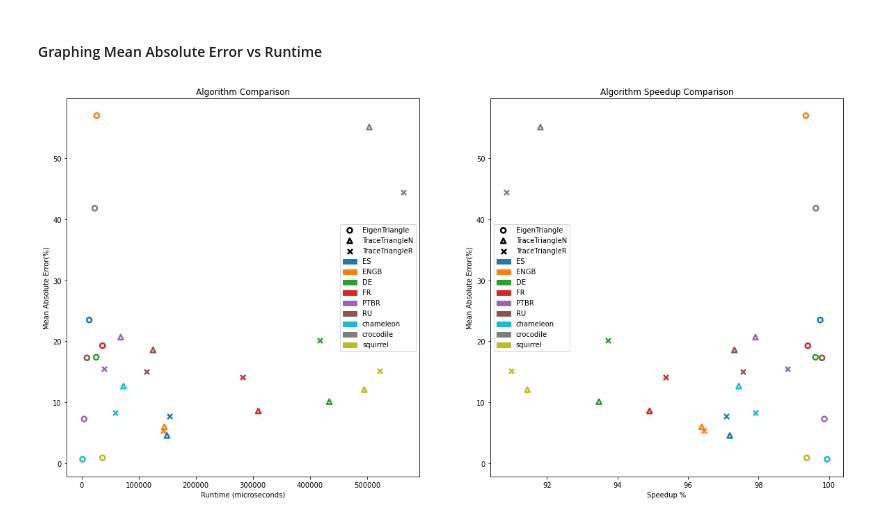
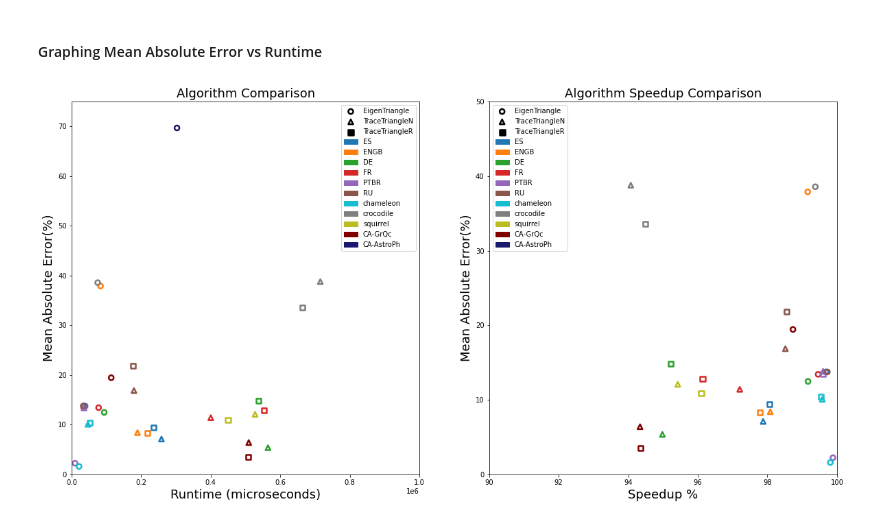
Before and after one commit to Alfriadox/mlo-proj-f2020, a Jupyter notebook: Graphing.ipynb, the cells around one changed output. Cells and saved outputs as stored; diff of their text form; code cells hidden in the pictures.

```diff
--- a/Graphing.ipynb
+++ b/Graphing.ipynb
@@ -5,7 +5,9 @@ import pandas as pd
 import os
 from matplotlib.legend_handler import HandlerBase
 from matplotlib.patches import Patch
-
+import matplotlib.pyplot as plt
+plt.rcParams.update({"axes.labelsize": 18,
+                    "axes.titlesize":18})
 # Dictionary to map color strings to data sets
 colors = {
     'ES':"tab:blue",
@@ -16,7 +18,9 @@ colors = {
     'RU':"tab:brown",
     'chameleon':"tab:cyan",
     'crocodile':"tab:gray",
-    'squirrel':"tab:olive"
+    'squirrel':"tab:olive",
+    "CA-GrQc":"maroon",
+    "CA-AstroPh":"midnightblue"
 }
 
 # Create the path to output the final graphs to
@@ -26,24 +30,28 @@ GRAPH_OUT_PATH = os.path.join(os.getcwd(),"graphs")
 df = pd.read_csv("results.csv")
 
 # Remove the file path from the dataset column, leaving us only with the dataset name
-df["ds_path"] = df["ds_path"].apply(lambda x: x.split("/")[-1].split("_")[1])
+df["ds_path"] = df["ds_path"].apply(lambda x: x.split("/")[-1].split("_")[1] if ".csv" in x else x.split("/")[-1].split(".")[0])
 
 # Create a mask to remove spectral
 remove_spectral_mask = df.alg_name != "SpectralCount"
 
 # Because SpectralCount calculates the EXACT number of triangles, it is the ground truth.
-correct = df[df.alg_name == "SpectralCount"].groupby(["ds_path"])[["runtime","result"]].mean().reset_index()
+correct = df[df.alg_name == "SpectralCount"].groupby(["ds_path"])[["runtime","result"]].max().reset_index()
 
 # Calculate the PCT Speedup and the runtime for each one.
 abs_errors = []
 pct_speedups=[]
 for i, r in df.iterrows():
+
+    # Get the correct values for this dataset
     correct_for_ds = correct[correct["ds_path"] == r["ds_path"]]
+
+    #
     correct_result = correct_for_ds["result"].values[0]
     correct_runtime = correct_for_ds["runtime"].values[0]
     abs_errors.append(100*np.abs(correct_result- r["result"])/correct_result)
-    pct_speedups.append(100*np.abs(correct_runtime-r["runtime"])/correct_runtime)
-
+    pct_speedups.append(100*(correct_runtime-r["runtime"])/correct_runtime)
+#     break
 df["abs_error"] = abs_errors
 df["pct_speedup"]=pct_speedups
 # Groupby the alg_name and the ds name. Then select only runtime and result and get the mean for them.
@@ -106,12 +115,9 @@ for ds_path,ds_group in grouped_alg[grouped_alg.alg_name!="SpectralCount"].group
     for alg_name, alg_group in ds_group.groupby("alg_name"):
 
         # select the marker and set face and edge color accordingly
-        marker = "o" if alg_name == "EigenTriangle" else "^"
+        marker = "o" if alg_name=="EigenTriangle" else ("s" if alg_name=="TraceTriangleR" else "^")
         facecolor="none"
         edgecolors=color
-        if alg_name == "TraceTriangleN":
-            marker = "x"
-            facecolor = color
 
         # Graph the points with the correct marker and colors.
         ax[0].scatter(alg_group["runtime"],alg_group["abs_error"],color=color,marker=marker, facecolor=facecolor,edgecolors=edgecolors,s=50,lw=2.5)
@@ -123,36 +129,42 @@ def makeLegendHandlers(ax_index):
             # ax.scatter retuens an artist for the markers to be used in the legend
             ax[ax_index].scatter([],[],marker="o",facecolor="none",edgecolor="k",s=50,lw=2.5),
             ax[ax_index].scatter([],[],marker="^",facecolor="none",edgecolor="k",s=50,lw=2.5),
-            ax[ax_index].scatter([],[],marker="x",facecolor="k",edgecolor="k",s=50,lw=2.5),
+            ax[ax_index].scatter([],[],marker="s",facecolor="k",edgecolor="k",s=50,lw=2.5),
         ]
 ax_one_legend= makeLegendHandlers(0)
 ax_two_legend= makeLegendHandlers(1)
 
 # Create the labels
 legend_labels = [
     "EigenTriangle",
     "TraceTriangleN",
     "TraceTriangleR"
 ]
 # Go through the colors and append the legend
 for ds_path, color in colors.items():
     ax_one_legend.append(Patch(color=color))
     ax_two_legend.append(Patch(color=color))
     legend_labels.append(ds_path)
 
 # Set the axis labels, and save the image.
 ax[0].set_ylabel("Mean Absolute Error(%)")
 ax[0].set_xlabel("Runtime (microseconds)")
 ax[0].set_title("Algorithm Comparison")
 ax[0].legend(ax_one_legend,legend_labels)
 
 # Set the labels
 ax[1].set_ylabel("Mean Absolute Error(%)")
 ax[1].set_xlabel("Speedup %")
 ax[1].set_title("Algorithm Speedup Comparison")
 ax[1].legend(ax_two_legend,legend_labels)
 
 # Save the figure
 fig.savefig(os.path.join(GRAPH_OUT_PATH, "accvsrun.png"),facecolor="white")
+ax[0].set_ylim([0,75])
+ax[0].set_xlim([0,1e6])
+ax[1].set_ylim([0,50])
+ax[1].set_xlim([90,100])
+
+fig.savefig(os.path.join(GRAPH_OUT_PATH, "accvsrunZOOOOOOOOOOOOOOOOOM.png"),facecolor="white")
 # %% [output]
-[figure, old version]
+[figure, new version]
```
Also changed, not shown: parts of 6 cells of this notebook, 6 other files.
